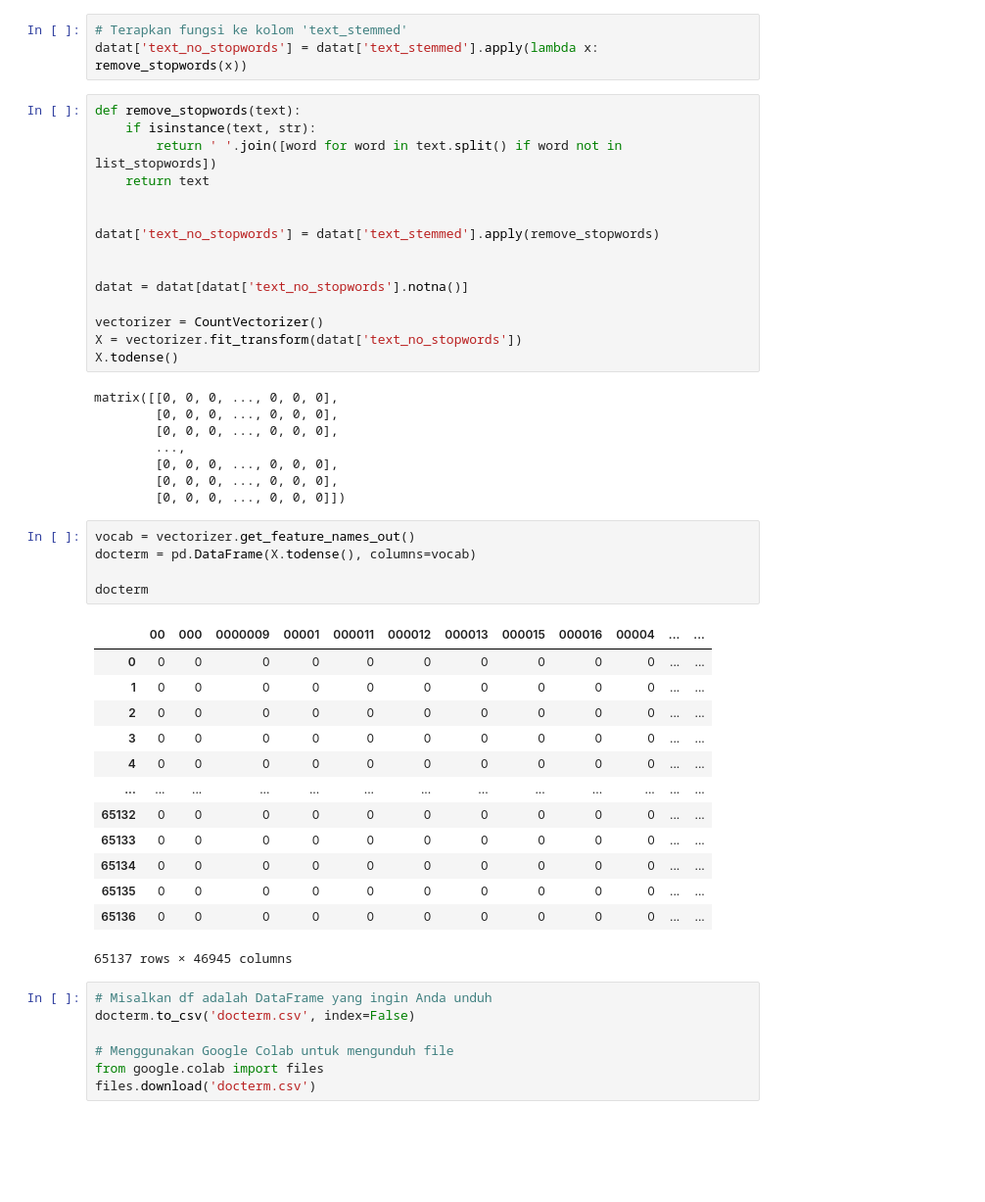
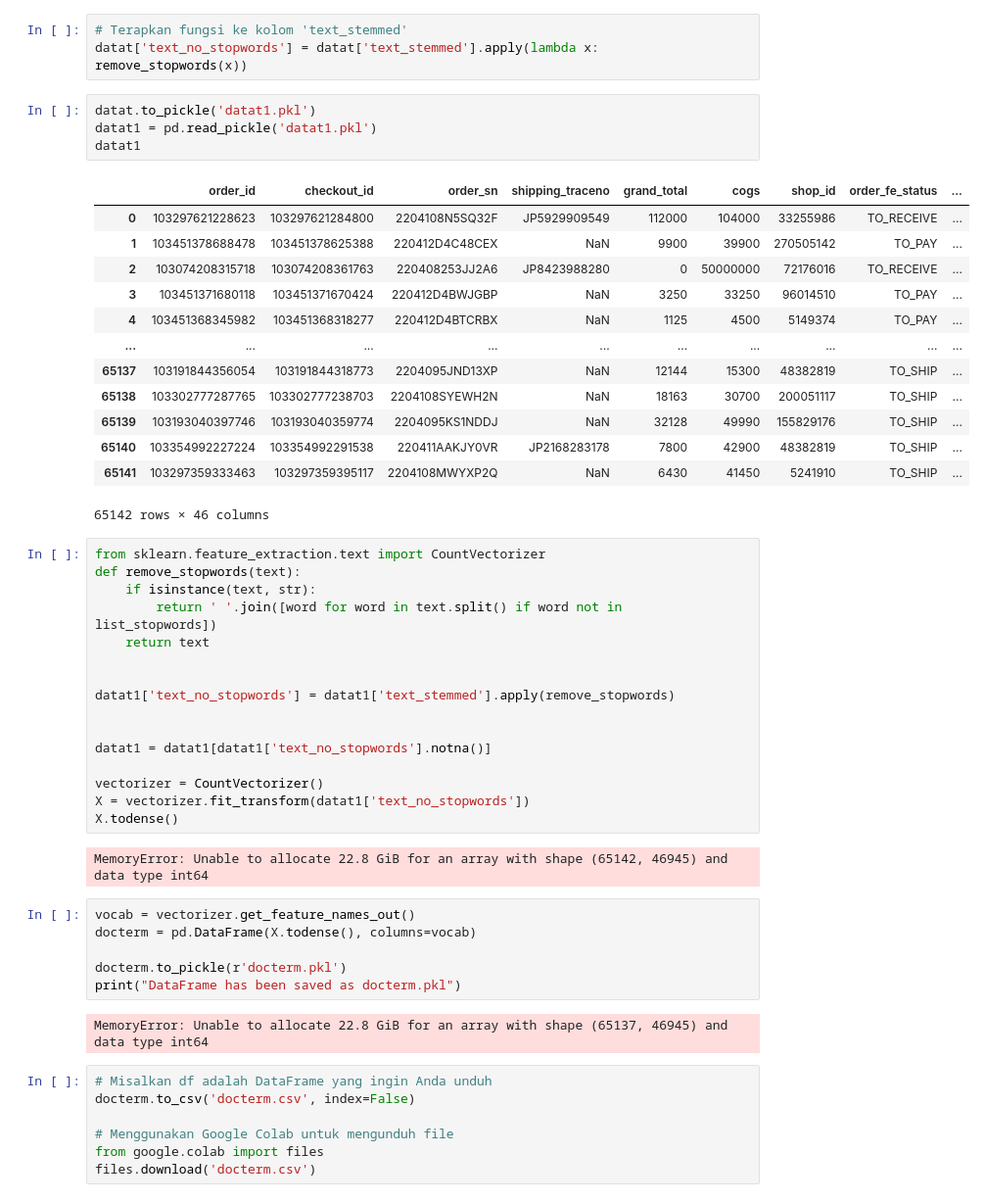
Before and after one commit to dimasrepo/DCD, a Jupyter notebook: Github/Python/FraudNew.ipynb, the cells around one changed output. Shown at 98% size. Cells and saved outputs as stored; diff of their text form; blank space fills up the shorter version.

```diff
--- a/Github/Python/FraudNew.ipynb
+++ b/Github/Python/FraudNew.ipynb
@@ -1111,48 +1236,50 @@ Drive already mounted at /content/drive; to attempt to forcibly remount, call dr
 # %%
 # Terapkan fungsi ke kolom 'text_stemmed'
 datat['text_no_stopwords'] = datat['text_stemmed'].apply(lambda x: remove_stopwords(x))
+# %%
+datat.to_pickle('datat1.pkl')
+datat1 = pd.read_pickle('datat1.pkl')
+datat1
+# %% [output]
+|  | order_id | checkout_id | order_sn | shipping_traceno | grand_total | cogs | shop_id | order_fe_status | ... |
+| 0 | 103297621228623 | 103297621284800 | 2204108N5SQ32F | JP5929909549 | 112000 | 104000 | 33255986 | TO_RECEIVE | ... |
+| 1 | 103451378688478 | 103451378625388 | 220412D4C48CEX | NaN | 9900 | 39900 | 270505142 | TO_PAY | ... |
+| 2 | 103074208315718 | 103074208361763 | 220408253JJ2A6 | JP8423988280 | 0 | 50000000 | 72176016 | TO_RECEIVE | ... |
+| 3 | 103451371680118 | 103451371670424 | 220412D4BWJGBP | NaN | 3250 | 33250 | 96014510 | TO_PAY | ... |
+| 4 | 103451368345982 | 103451368318277 | 220412D4BTCRBX | NaN | 1125 | 4500 | 5149374 | TO_PAY | ... |
+| ... | ... | ... | ... | ... | ... | ... | ... | ... | ... |
+| 65137 | 103191844356054 | 103191844318773 | 2204095JND13XP | NaN | 12144 | 15300 | 48382819 | TO_SHIP | ... |
+| 65138 | 103302777287765 | 103302777238703 | 2204108SYEWH2N | NaN | 18163 | 30700 | 200051117 | TO_SHIP | ... |
+| 65139 | 103193040397746 | 103193040359774 | 2204095KS1NDDJ | NaN | 32128 | 49990 | 155829176 | TO_SHIP | ... |
+| 65140 | 103354992227224 | 103354992291538 | 220411AAKJY0VR | JP2168283178 | 7800 | 42900 | 48382819 | TO_SHIP | ... |
+| 65141 | 103297359333463 | 103297359395117 | 2204108MWYXP2Q | NaN | 6430 | 41450 | 5241910 | TO_SHIP | ... |
+65142 rows × 46 columns
 # %%
+from sklearn.feature_extraction.text import CountVectorizer
 def remove_stopwords(text):
     if isinstance(text, str):
         return ' '.join([word for word in text.split() if word not in list_stopwords])
     return text
 
 
-datat['text_no_stopwords'] = datat['text_stemmed'].apply(remove_stopwords)
+datat1['text_no_stopwords'] = datat1['text_stemmed'].apply(remove_stopwords)
 
 
-datat = datat[datat['text_no_stopwords'].notna()]
+datat1 = datat1[datat1['text_no_stopwords'].notna()]
 
 vectorizer = CountVectorizer()
-X = vectorizer.fit_transform(datat['text_no_stopwords'])
+X = vectorizer.fit_transform(datat1['text_no_stopwords'])
 X.todense()
 # %% [output]
-matrix([[0, 0, 0, ..., 0, 0, 0],
-        [0, 0, 0, ..., 0, 0, 0],
-        [0, 0, 0, ..., 0, 0, 0],
-        ...,
-        [0, 0, 0, ..., 0, 0, 0],
-        [0, 0, 0, ..., 0, 0, 0],
-        [0, 0, 0, ..., 0, 0, 0]])
+MemoryError: Unable to allocate 22.8 GiB for an array with shape (65142, 46945) and data type int64
 # %%
 vocab = vectorizer.get_feature_names_out()
 docterm = pd.DataFrame(X.todense(), columns=vocab)
 
-docterm
+docterm.to_pickle(r'docterm.pkl')
+print("DataFrame has been saved as docterm.pkl")
 # %% [output]
-|  | 00 | 000 | 0000009 | 00001 | 000011 | 000012 | 000013 | 000015 | 000016 | 00004 | ... | ... |
-| 0 | 0 | 0 | 0 | 0 | 0 | 0 | 0 | 0 | 0 | 0 | ... | ... |
-| 1 | 0 | 0 | 0 | 0 | 0 | 0 | 0 | 0 | 0 | 0 | ... | ... |
-| 2 | 0 | 0 | 0 | 0 | 0 | 0 | 0 | 0 | 0 | 0 | ... | ... |
-| 3 | 0 | 0 | 0 | 0 | 0 | 0 | 0 | 0 | 0 | 0 | ... | ... |
-| 4 | 0 | 0 | 0 | 0 | 0 | 0 | 0 | 0 | 0 | 0 | ... | ... |
-| ... | ... | ... | ... | ... | ... | ... | ... | ... | ... | ... | ... | ... |
-| 65132 | 0 | 0 | 0 | 0 | 0 | 0 | 0 | 0 | 0 | 0 | ... | ... |
-| 65133 | 0 | 0 | 0 | 0 | 0 | 0 | 0 | 0 | 0 | 0 | ... | ... |
-| 65134 | 0 | 0 | 0 | 0 | 0 | 0 | 0 | 0 | 0 | 0 | ... | ... |
-| 65135 | 0 | 0 | 0 | 0 | 0 | 0 | 0 | 0 | 0 | 0 | ... | ... |
-| 65136 | 0 | 0 | 0 | 0 | 0 | 0 | 0 | 0 | 0 | 0 | ... | ... |
-65137 rows × 46945 columns
+MemoryError: Unable to allocate 22.8 GiB for an array with shape (65137, 46945) and data type int64
 # %%
 # Misalkan df adalah DataFrame yang ingin Anda unduh
 docterm.to_csv('docterm.csv', index=False)
```
Also changed, not shown: parts of 35 cells of this notebook, 4 other files.
